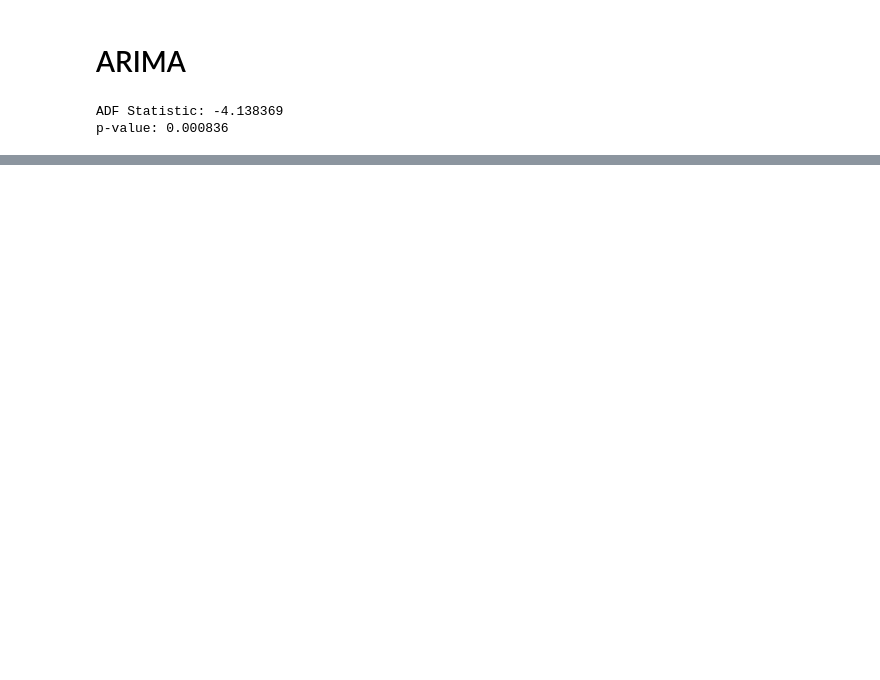
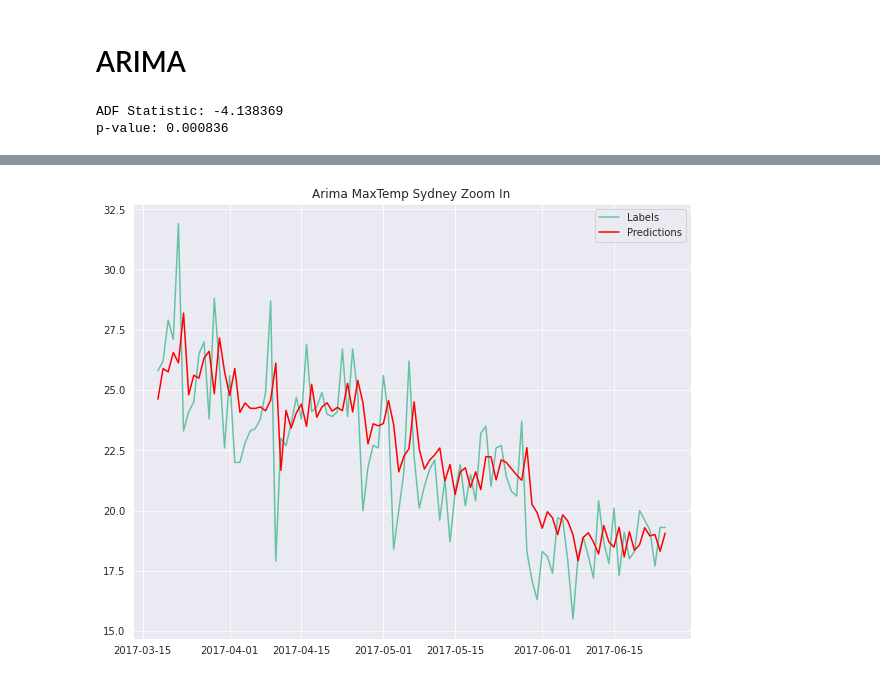
Before and after one commit to jopagel/Australian-weather, a Jupyter notebook: ARIMA.ipynb, the cells around one changed output, grey strips where cells are left out. Saved outputs shown, nothing was run; the diff lists cells and outputs as text; code cells hidden in the pictures; blank space fills up the shorter version.

```diff
--- a/ARIMA.ipynb
+++ b/ARIMA.ipynb
@@ -219,0 +202,3 @@ preds, conf_int = model.predict(n_periods=test.shape[0], return_conf_int=True) #
+# %%
+arima_preds=model_fit.fittedvalues
+arima_preds[:2]=df['MaxTemp'][:2]
@@ -219,0 +227,10 @@ preds, conf_int = model.predict(n_periods=test.shape[0], return_conf_int=True) #
+# %%
+sns.set_style('darkgrid')
+with mtlb.rc_context():
+    mtlb.rc("figure", figsize=(10,8))
+    plt.plot(df['MaxTemp'][-100:], label='Labels')
+    plt.plot(arima_preds[-100:],color='red',label='Predictions');
+    plt.title('Arima MaxTemp Sydney Zoom In');
+    plt.legend()
+# %% [output]
+[figure, added]
```
Also changed, not shown: parts of 30 cells of this notebook.
